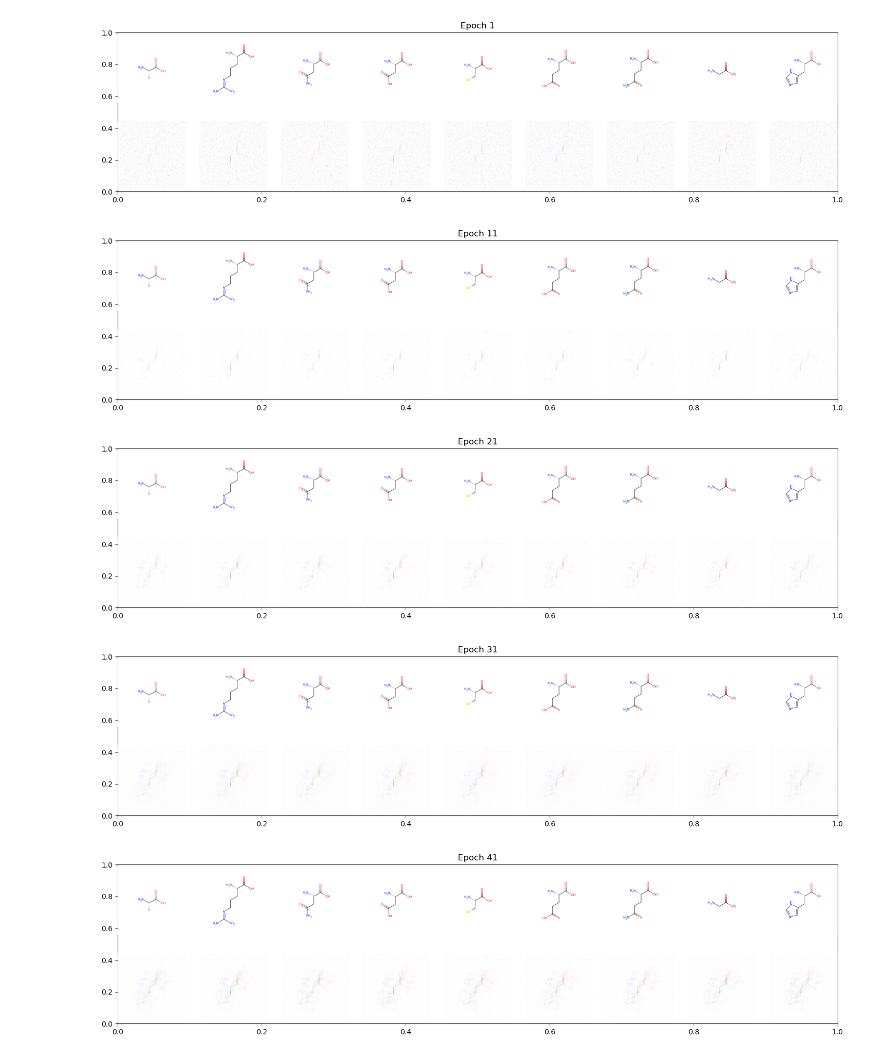
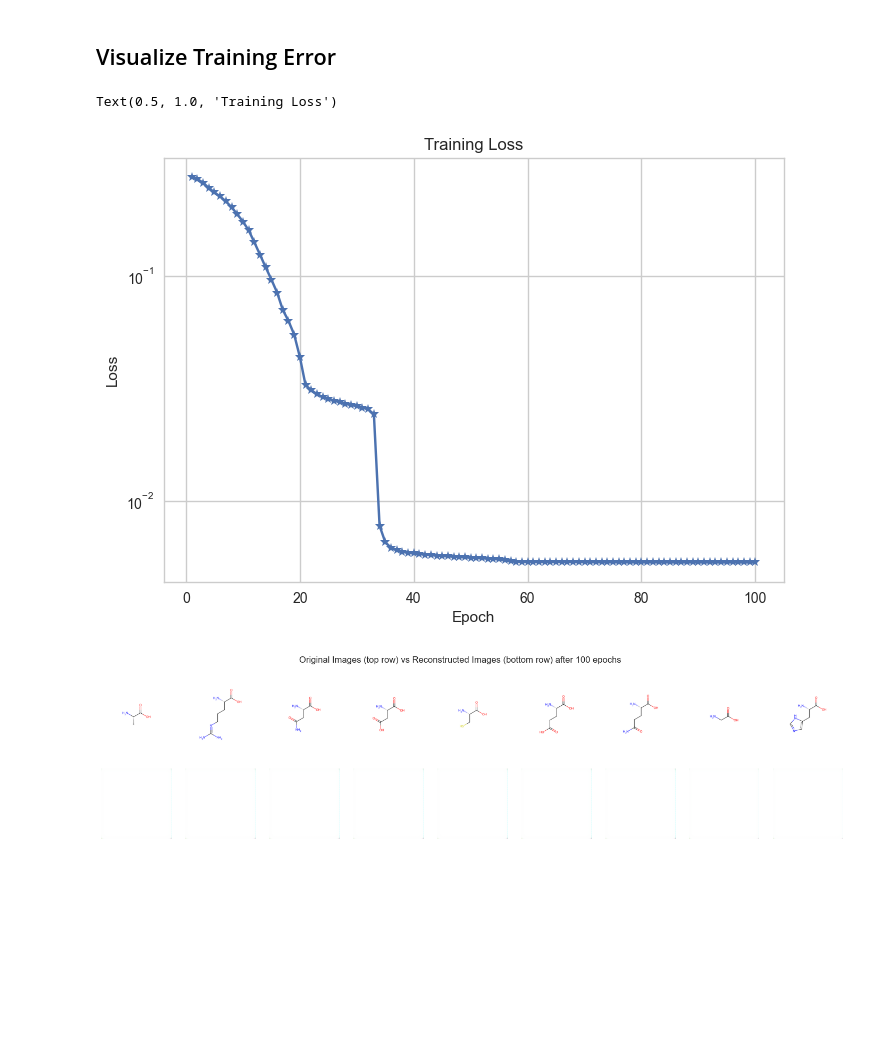
Before and after one commit to chuanghembo/Research-Immersion, a Jupyter notebook: autoencoder.ipynb, the cells around one changed output. Saved outputs shown, nothing was run; the diff lists cells and outputs as text; code cells hidden in the pictures; blank space fills up the shorter version.

```diff
--- a/autoencoder.ipynb
+++ b/autoencoder.ipynb
@@ -130,12 +147,18 @@ epochs_no_improve = 0
 num_epochs = 100
 outputs = []
 
+training_err = []
+
 for epoch in range(num_epochs):
     model.train()
     train_loss = 0.0
 
     for img in dataloader:
-        img = img.reshape(-1, 400*400*3).to(device)  # Reshape with batch size preserved
+
+        if method == 'linear':
+            img = img.reshape(-1, 400*400*3).to(device)  # Reshape with batch size preserved
+        elif method == 'conv':
+            img = img.to(device)
 
         # Forward pass
         output = model(img)
@@ -149,6 +172,7 @@ for epoch in range(num_epochs):
         train_loss += loss.item()
 
     train_loss /= len(dataloader)
+    training_err.append(train_loss)
 
     print(f'Epoch [{epoch+1}/{num_epochs}], Loss: {loss.item():.4f}')
     outputs.append((epoch, img, output))
@@ -156,11 +180,13 @@ for epoch in range(num_epochs):
     if train_loss < best_loss:
         best_loss = train_loss
         epochs_no_improve = 0
-        torch.save(model.state_dict(), f'best_model_weights_{epoch+1}.pth')
+
     else:
         epochs_no_improve += 1
 
     if epochs_no_improve == patience:
         print(f'Early stopping after {patience} epochs of no improvement')
         break
+
+    torch.save(model.state_dict(), f'best_model_weights.pth')
 # %% [output]
@@ -184,33 +210,59 @@ Epoch [100/100], Loss: 0.0054
+# %% [markdown]
+## Visualize Training Error
+# %%
+plt.style.use('seaborn-whitegrid')
+plt.plot(range(1, num_epochs+1), training_err, '-*')
+plt.yscale('log')
+plt.xlabel('Epoch')
+plt.ylabel('Loss')
+plt.title('Training Loss')
+# %% [output]
+Text(0.5, 1.0, 'Training Loss')
+[figure, added]
 # %%
-# Show every 10th epoch
-for k in range(0, num_epochs, 10):
+def plot_reconstructed_images(outputs, epoch):
+    plt.figure(figsize=(18, 4))
+    plt.suptitle(f'Original Images (top row) vs Reconstructed Images (bottom row) after {len(outputs)} epochs')
 
-    plt.figure(figsize=(18, 4))
-    plt.title(f'Epoch {k+1}')
+    if epoch > len(outputs):
+        print('The epoch number is greater than the number of epochs trained')
+        return
 
-    imgs = outputs[k][1].detach().cpu().numpy()
-    recon = outputs[k][2].detach().cpu().numpy()
+    imgs = outputs[epoch-1][1].detach().cpu().numpy()
+    recon = outputs[epoch-1][2].detach().cpu().numpy()
 
     for i, item in enumerate(imgs):
         if i >= 9:
             break
 
         plt.subplot(2, 9, i+1)
-        item = item.reshape(-1, 3, 400, 400)
-        plt.imshow(item[0].transpose(1, 2, 0))
+
+        if method == 'linear':
+            item = item.reshape(-1, 3, 400, 400)
+            plt.imshow(item[0].transpose(1, 2, 0))
+
+        elif method == 'conv':
+            plt.imshow(item.transpose(1, 2, 0))
+
         plt.axis('off')
 
     for i, item in enumerate(recon):
         if i >= 9:
             break
 
         plt.subplot(2, 9, 9+i+1)
-        item = item.reshape(-1, 3, 400, 400)
-        plt.imshow(item[0].transpose(1, 2, 0))
+
+
+        if method == 'linear':
+            item = item.reshape(-1, 3, 400, 400)
+            plt.imshow(item[0].transpose(1, 2, 0))
+
+        elif method == 'conv':
+            plt.imshow(item.transpose(1, 2, 0))
+
         plt.axis('off')
+
+
+plot_reconstructed_images(outputs, epoch=100)
 # %% [output]
-[figure, old version]
+[figure, new version]
-[figure, removed]
-[figure, removed]
-[figure, removed]
-[figure, removed]
```
Also changed, not shown: parts of 12 cells of this notebook.
